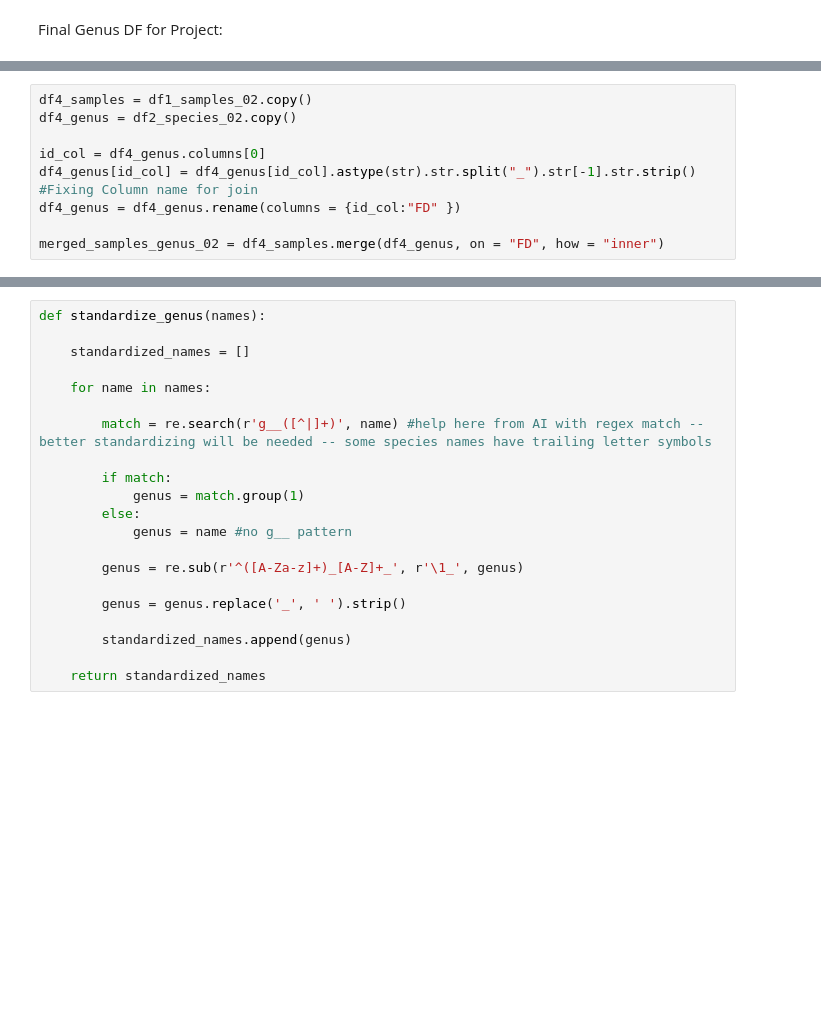
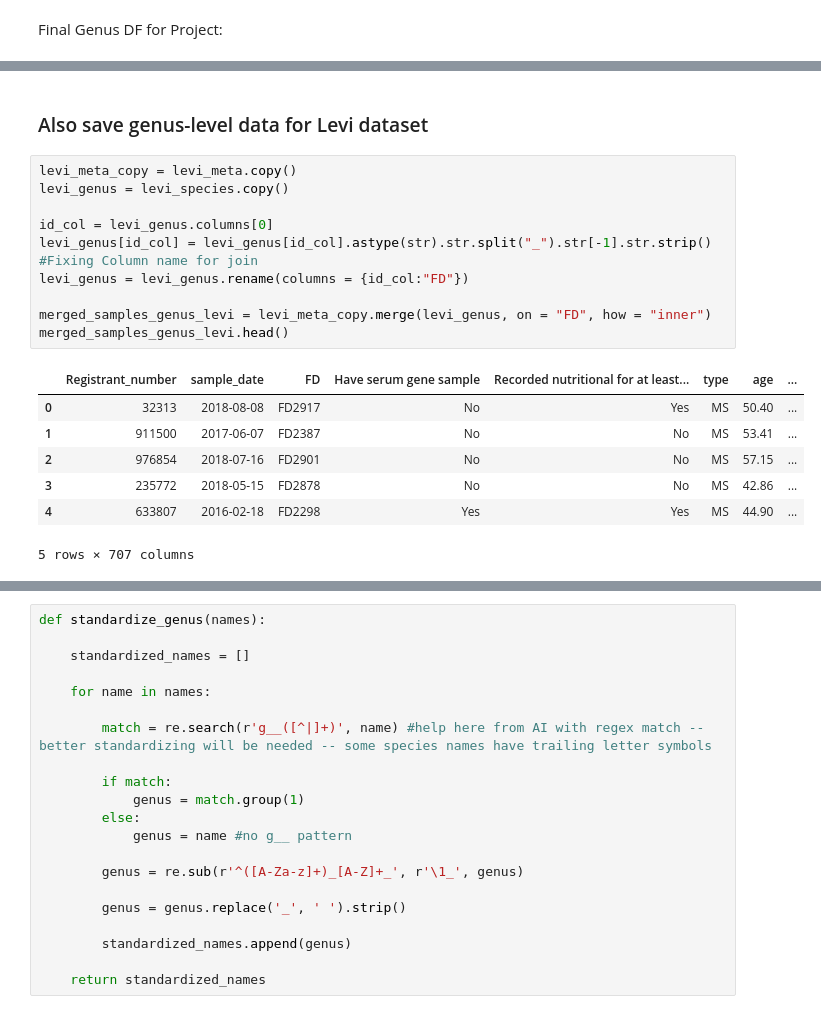
Before and after one commit to evelynsq/gut-microbiome-signature-multiple-sclerosis, a Jupyter notebook: make_DFs.ipynb, the cells around one changed output, grey strips where cells are left out. Cells and saved outputs as stored; diff of their text form; blank space fills up the shorter version.

```diff
--- a/make_DFs.ipynb
+++ b/make_DFs.ipynb
@@ -235,13 +279,24 @@ data_3.head()
 | 71401-0022 | 0.0 | 0.000303 | 0.0 | 0.000030 | 0.000213 | 0.000000 | ... |
 | 71401-0027 | 0.0 | 0.000289 | 0.0 | 0.000019 | 0.000920 | 0.000002 | ... |
 5 rows × 546 columns
+# %% [markdown]
+### Also save genus-level data for Levi dataset
 # %%
-df4_samples = df1_samples_02.copy()
-df4_genus = df2_species_02.copy()
+levi_meta_copy = levi_meta.copy()
+levi_genus = levi_species.copy()
 
-id_col = df4_genus.columns[0]
-df4_genus[id_col] = df4_genus[id_col].astype(str).str.split("_").str[-1].str.strip() #Fixing Column name for join
-df4_genus = df4_genus.rename(columns = {id_col:"FD" })
+id_col = levi_genus.columns[0]
+levi_genus[id_col] = levi_genus[id_col].astype(str).str.split("_").str[-1].str.strip() #Fixing Column name for join
+levi_genus = levi_genus.rename(columns = {id_col:"FD"})
 
-merged_samples_genus_02 = df4_samples.merge(df4_genus, on = "FD", how = "inner")
+merged_samples_genus_levi = levi_meta_copy.merge(levi_genus, on = "FD", how = "inner")
+merged_samples_genus_levi.head()
+# %% [output]
+|  | Registrant_number | sample_date | FD | Have serum gene sample | Recorded nutritional for at least... | type | age | ... |
+| 0 | 32313 | 2018-08-08 | FD2917 | No | Yes | MS | 50.40 | ... |
+| 1 | 911500 | 2017-06-07 | FD2387 | No | No | MS | 53.41 | ... |
+| 2 | 976854 | 2018-07-16 | FD2901 | No | No | MS | 57.15 | ... |
+| 3 | 235772 | 2018-05-15 | FD2878 | No | No | MS | 42.86 | ... |
+| 4 | 633807 | 2016-02-18 | FD2298 | Yes | Yes | MS | 44.90 | ... |
+5 rows × 707 columns
 # %%
```
Also changed, not shown: parts of 51 cells of this notebook, 2 other files.
